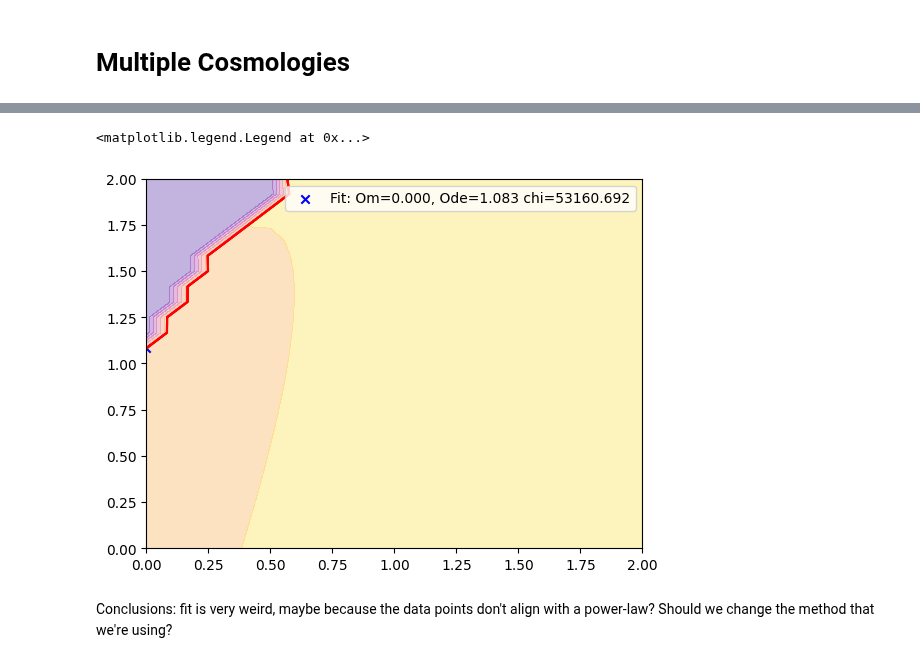
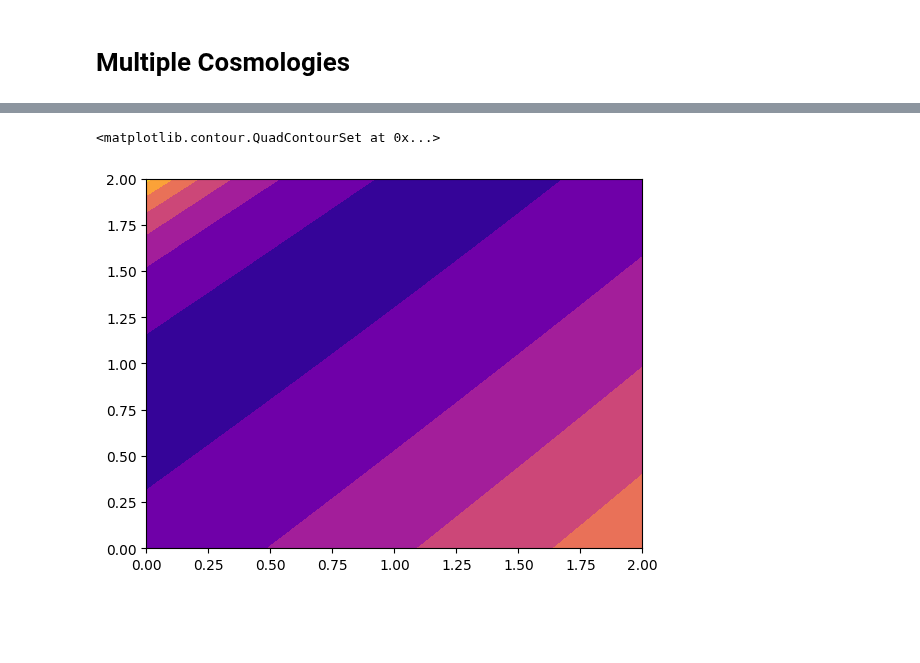
Before and after one commit to joanalnu/OAB-INAF, a Jupyter notebook: GW/Epeak_Eiso.ipynb, the cells around one changed output, grey strips where cells are left out. Cells and saved outputs as stored; diff of their text form; code cells hidden in the pictures; blank space fills up the shorter version.

Commit message:
correct GW chi_surface with giancarlo (reduced vs not reduced), re-run join (although not same resolution->not works), only using z<0.3 in SGRB

```diff
--- a/GW/Epeak_Eiso.ipynb
+++ b/GW/Epeak_Eiso.ipynb
@@ -58,6 +67,12 @@ Epeak_bc = Epeak - np.mean(Epeak)
 11567 True
 11568 True
 11569 True
+# %%
+original_Eiso = original_Eiso[z<0.3]
+Epeak = Epeak[z<.3]
+Epeak_bc = Epeak_bc[z<0.3]
+Epeak_err = Epeak_err[z<0.3]
+z = z[z<0.3]
 # %%
 plt.figure(figsize=(10,10))
 plt.scatter(original_Eiso, Epeak, s=3)
@@ -109,14 +137,16 @@ plt.plot(Eiso, model(Eiso_bc, a_fit, b_fit+np.mean(Epeak)), c='r')
 # %% [markdown]
 # Multiple Cosmologies
 # %%
-factor = 1
+
+factor = 15
 extra_err = np.log10(factor)
 total_err = Epeak_err + extra_err
 standard_cosmo = LambdaCDM(H0=70, Om0=0.3, Ode0=0.7)
 standard_dl = standard_cosmo.luminosity_distance(z).value
 
 def model(x, p1, p2):
-    return p1*x + p2
+    return p1**x + p2
+    #return p1*x +p2
 
 Om = np.linspace(0.0, 2.0, 25)
 Ode = np.linspace(0.0, 2.0, 25)
@@ -132,6 +162,7 @@ for i in range(len(Om)):
         dl = cosmo.luminosity_distance(z).value
 
         Eiso = 2*np.log10(dl/standard_dl) + original_Eiso
+        xcm = np.mean(Eiso)
         Eiso_bc = Eiso - np.mean(Eiso)
 
         if np.isnan(Eiso_bc).any():
@@ -139,17 +170,21 @@ for i in range(len(Om)):
             mask[i,j]=True
             continue
 
-        popt, pcov = curve_fit(model, Eiso_bc, Epeak_bc, p0=[0.5, 0.0], bounds=([-10.0, -10.0], [10.0, 10.0])) #, sigma=total_err
+        popt, pcov = curve_fit(model, Eiso_bc, Epeak_bc, p0=[0.5, 0.0], bounds=([-100.0, -100.0], [100.0, 100.0])) #, sigma=total_err
         a[i,j], b[i,j] = popt
         residuals = Epeak_bc - model(Eiso_bc, *popt)
         dof = len(Eiso_bc)-2
         chi_surface[i,j] = np.sum((residuals / total_err) ** 2)#/dof
 
-        n1 = np.random.randint(0,625)
-        if n1==234 or n1==356:
-            plt.figure()
-            plt.scatter(original_Eiso_bc, Epeak_bc, s=1, color='grey', alpha=0.8)
-            plt.scatter(Eiso_bc, Epeak_bc, s=1)
-            plt.plot(Eiso_bc, model(Eiso_bc, a[i,j], b[i,j]), c='r', label=f'fit: a={a[i,j]}, b={b[i,j]}, X={chi_surface[i,j]}')
-            plt.show()
-            plt.close()
+        # n1 = np.random.randint(0,625)
+        # if n1 in [234, 157, 347]:
+        #     plt.figure()
+        #     plt.scatter(original_Eiso, Epeak, s=1, color='grey', alpha=0.8)
+        #     plt.scatter(Eiso, Epeak, s=1)
+        #     plt.plot(Eiso, model(Eiso_bc, a[i,j], b[i,j]+ycm), c='r', label=f'fit: a={a[i,j]:.3f}, b={b[i,j]:.3f}, X={chi_surface[i,j]:.3f}')
+        #     plt.scatter(xcm, ycm, color='magenta', marker='x', label='Barycenter')
+        #     plt.legend()
+        #     #plt.xlim(41, 52)
+        #     plt.ylim(0.0, 3.5)
+        #     plt.show()
+        #     plt.close()
@@ -177,15 +200,12 @@ print(Om_fit, Ode_fit, min_chi)
 # %%
 plt.figure()
-plt.contourf(Om, Ode, chi_surface.T, cmap='plasma', alpha=0.3)
-#plt.contourf(Om, Ode, masked_chi_surface.T, cmap='plasma', alpha=0.5)
-plt.contour(Om, Ode, chi_surface.T, levels=[min_chi, min_chi+2.3, min_chi+4.61, min_chi+9.21], colors='red')
-plt.scatter(Om_fit, Ode_fit, c='b', marker='x', label=f'Fit: Om={Om_fit:.3f}, Ode={Ode_fit:.3f} chi={min_chi:.3f}')
-plt.legend()
+#plt.contourf(Om, Ode, chi_surface.T, cmap='plasma', alpha=0.3)
+plt.contourf(Om, Ode, masked_chi_surface.T, cmap='plasma')
+plt.contour(Om, Ode, masked_chi_surface.T, levels=[min_chi+2.3, min_chi+4.61, min_chi+9.21], colors='lime')
+#plt.scatter(Om_fit, Ode_fit, c='b', marker='x', label=f'Fit: Om={Om_fit:.3f}, Ode={Ode_fit:.3f} chi={min_chi:.3f}')
 # %% [output]
-<matplotlib.legend.Legend at 0x...>
+<matplotlib.contour.QuadContourSet at 0x...>
-[figure, old version]
+[figure, new version]
 # %%
 np.save('SGRB_chi_surface.npy', chi_surface)
 np.save('SGRB_mask.npy', mask)
-# %% [markdown]
-Conclusions: fit is very weird, maybe because the data points don't align with a power-law? Should we change the method that we're using?
```
Also changed, not shown: parts of 6 cells of this notebook, 4 other files.
